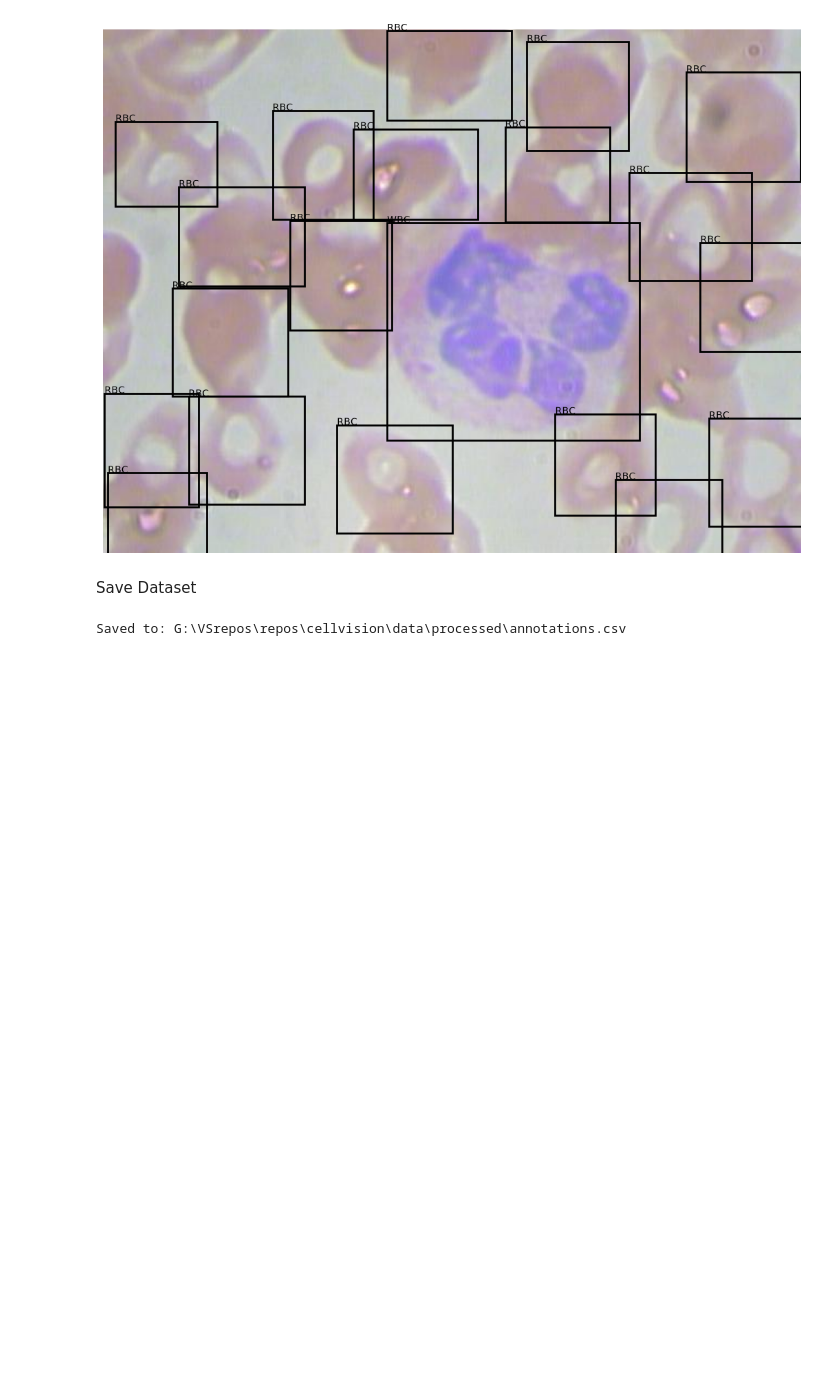
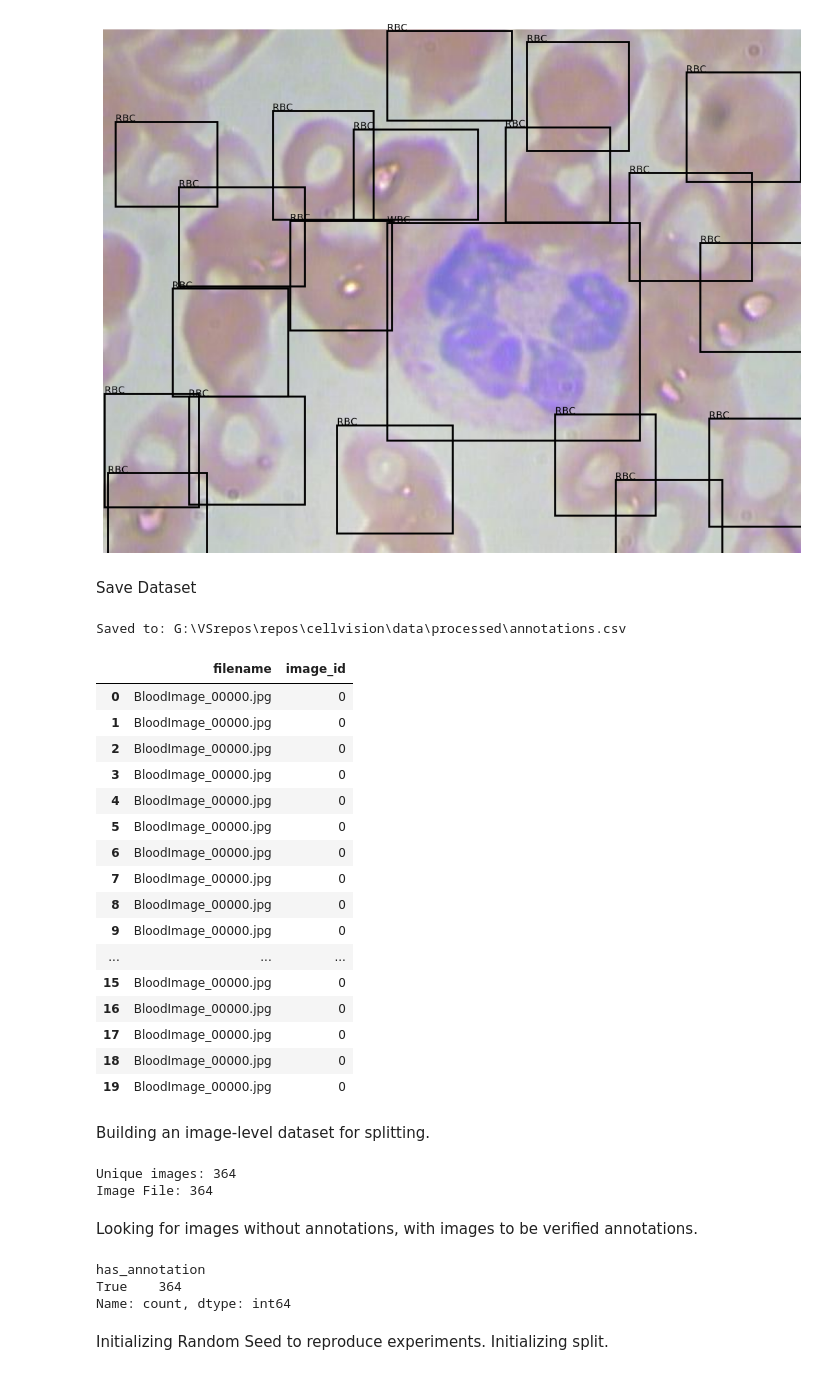
Before and after one commit to cfdelv100/cellvision, a Jupyter notebook: notebooks/01_dataset_exploration.ipynb, the cells around one changed output. Saved outputs shown, nothing was run; the diff lists cells and outputs as text; code cells hidden in the pictures; blank space fills up the shorter version.

```diff
--- a/notebooks/01_dataset_exploration.ipynb
+++ b/notebooks/01_dataset_exploration.ipynb
@@ -474,3 +474,78 @@ print(
 )
 # %% [output]
 Saved to: G:\VSrepos\repos\cellvision\data\processed\annotations.csv
+# %%
+annotations_df["image_id"] = (
+    annotations_df["filename"]
+    .str.extract(r"(\d+)")
+    .astype("Int64")
+)
+
+annotations_df[
+    ["filename", "image_id"]
+].head(20)
+# %% [output]
+|  | filename | image_id |
+| 0 | BloodImage_00000.jpg | 0 |
+| 1 | BloodImage_00000.jpg | 0 |
+| 2 | BloodImage_00000.jpg | 0 |
+| 3 | BloodImage_00000.jpg | 0 |
+| 4 | BloodImage_00000.jpg | 0 |
+| 5 | BloodImage_00000.jpg | 0 |
+| 6 | BloodImage_00000.jpg | 0 |
+| 7 | BloodImage_00000.jpg | 0 |
+| 8 | BloodImage_00000.jpg | 0 |
+| 9 | BloodImage_00000.jpg | 0 |
+| ... | ... | ... |
+| 15 | BloodImage_00000.jpg | 0 |
+| 16 | BloodImage_00000.jpg | 0 |
+| 17 | BloodImage_00000.jpg | 0 |
+| 18 | BloodImage_00000.jpg | 0 |
+| 19 | BloodImage_00000.jpg | 0 |
+# %% [markdown]
+Building an image-level dataset for splitting.
+# %%
+image_df = (
+    annotations_df[
+        ["filename", "image_id"]
+    ]
+    .drop_duplicates()
+    .reset_index(drop=True)
+)
+
+image_df.head()
+
+print(f"Unique images: {len(image_df)}")
+
+print(f"Image File: {len(images)}")
+# %% [output]
+Unique images: 364
+Image File: 364
+# %% [markdown]
+Looking for images without annotations, with images to be verified annotations.
+# %%
+annotated_filenames = set(
+    annotations_df["filename"]
+)
+
+all_image_df = pd.DataFrame({
+    "filename": [
+        image.name
+        for image in images
+    ]
+})
+
+all_image_df["has_annotation"] = (
+    all_image_df["filename"].isin(
+        annotated_filenames
+    )
+)
+
+all_image_df["has_annotation"].value_counts()
+# %% [output]
+has_annotation
+True    364
+Name: count, dtype: int64
+# %% [markdown]
+Initializing Random Seed to reproduce experiments.
+Initializing split.
```
Also changed, not shown: parts of 16 cells of this notebook, 2 other files.
